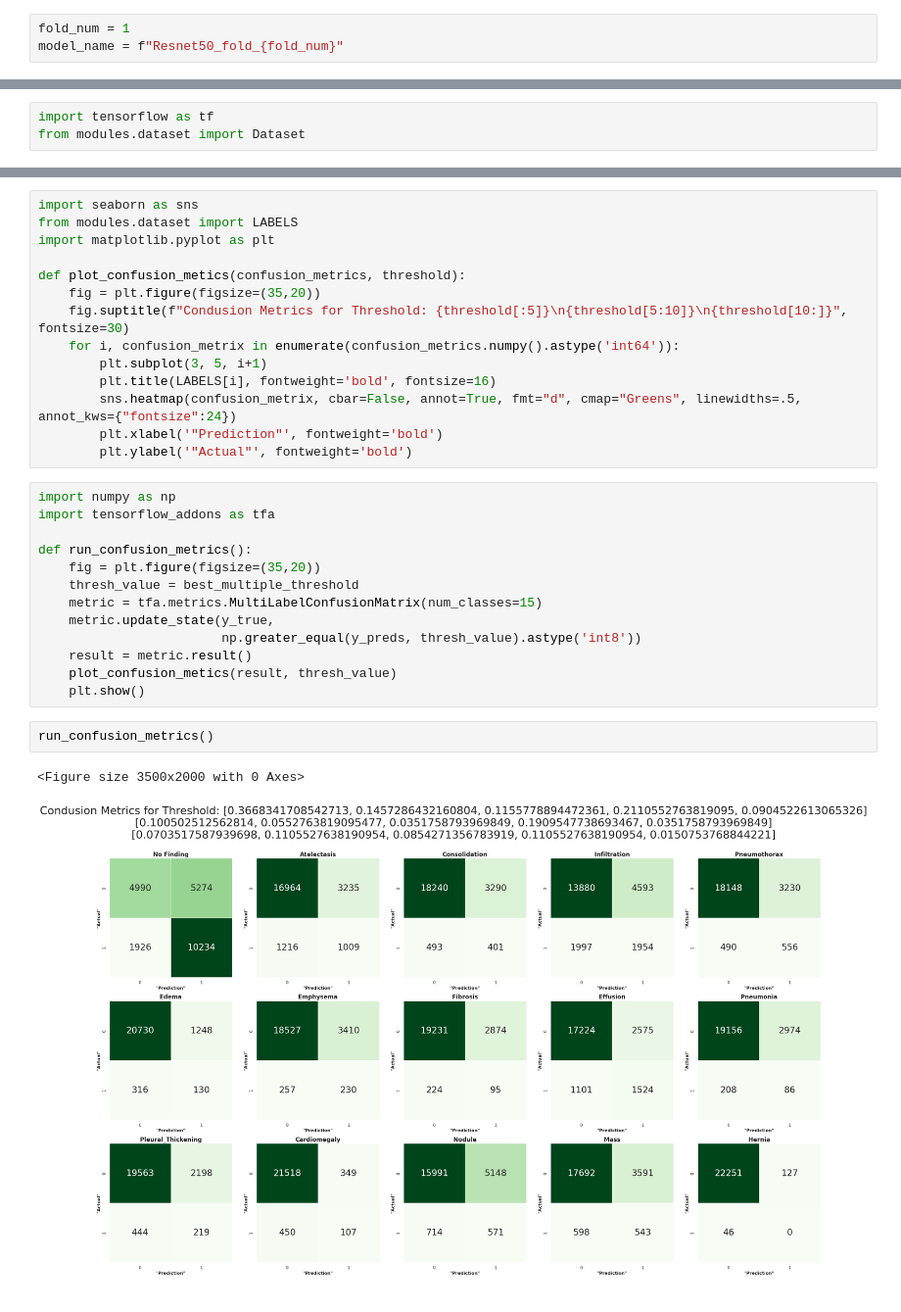
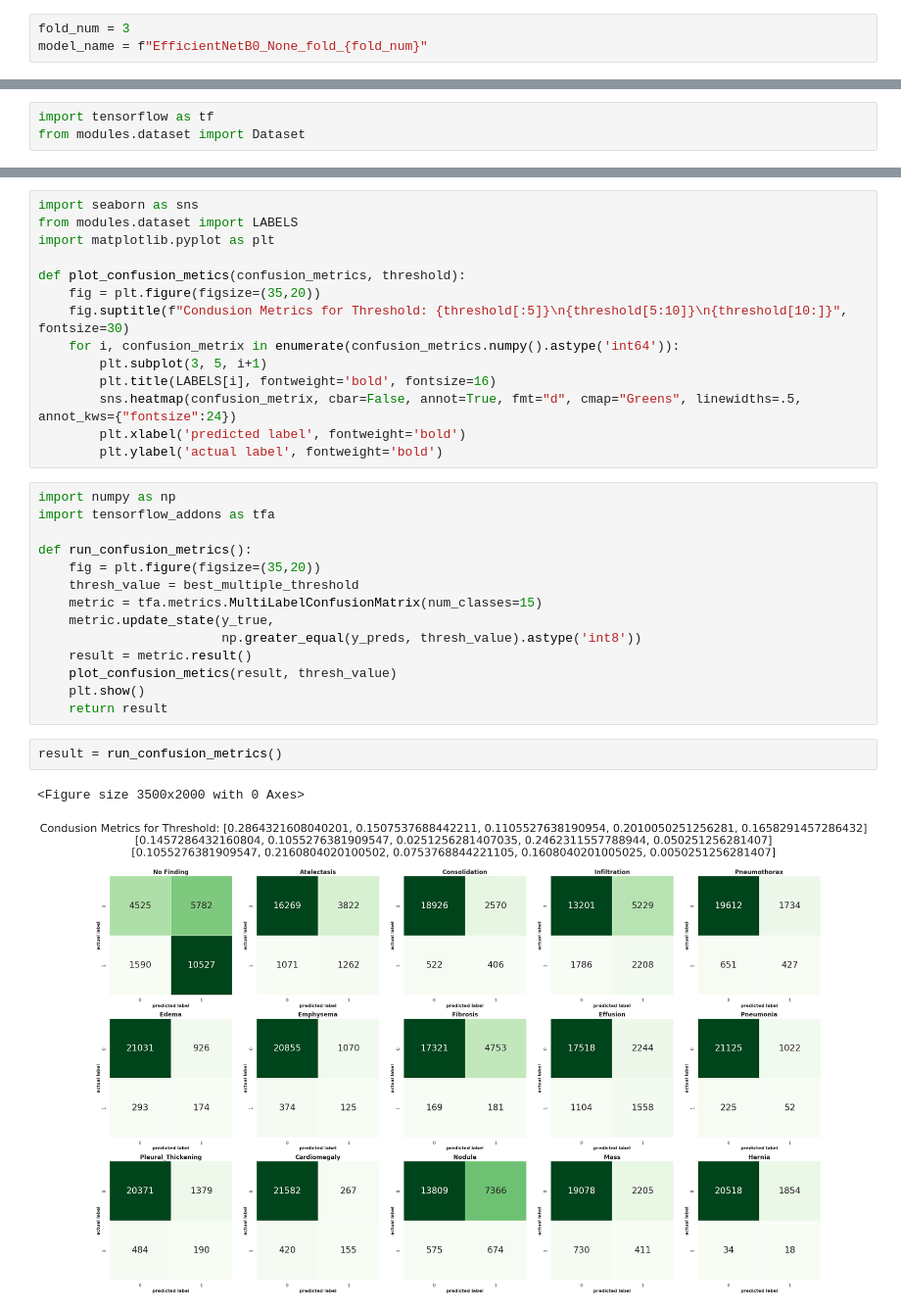
Before and after one commit to chonsawat/ChestXray-14, a Jupyter notebook: Multiple_thresholds.ipynb, the cells around one changed output, grey strips where cells are left out. Shown at 98% size. Cells and saved outputs as stored; diff of their text form.

Commit message:
add summary model

```diff
--- a/Multiple_thresholds.ipynb
+++ b/Multiple_thresholds.ipynb
@@ -5,8 +5,8 @@ ROOT_PATH = "~/ChestXray-14/results/confusion"
 # %% [markdown]
 เลือกโมเดลที่ต้องการ
 # %%
-fold_num = 1
-model_name = f"Resnet50_fold_{fold_num}"
+fold_num = 3
+model_name = f"EfficientNetB0_None_fold_{fold_num}"
 # %% [markdown]
 อ่านจากไฟล์ประวัติ Threshold เทียบกับ Confusion metrics ของแต่ละโมเดล
 # %%
@@ -185,8 +170,8 @@ def plot_confusion_metics(confusion_metrics, threshold):
         plt.subplot(3, 5, i+1)
         plt.title(LABELS[i], fontweight='bold', fontsize=16)
         sns.heatmap(confusion_metrix, cbar=False, annot=True, fmt="d", cmap="Greens", linewidths=.5, annot_kws={"fontsize":24})
-        plt.xlabel('"Prediction"', fontweight='bold')
-        plt.ylabel('"Actual"', fontweight='bold')
+        plt.xlabel('predicted label', fontweight='bold')
+        plt.ylabel('actual label', fontweight='bold')
 # %%
 import numpy as np
 import tensorflow_addons as tfa
@@ -200,8 +185,9 @@ def run_confusion_metrics():
     result = metric.result()
     plot_confusion_metics(result, thresh_value)
     plt.show()
+    return result
 # %%
-run_confusion_metrics()
+result = run_confusion_metrics()
 # %% [output]
 <Figure size 3500x2000 with 0 Axes>
-[figure, old version]
+[figure, new version]
```
Also changed, not shown: parts of 11 cells of this notebook, 4 other files.
